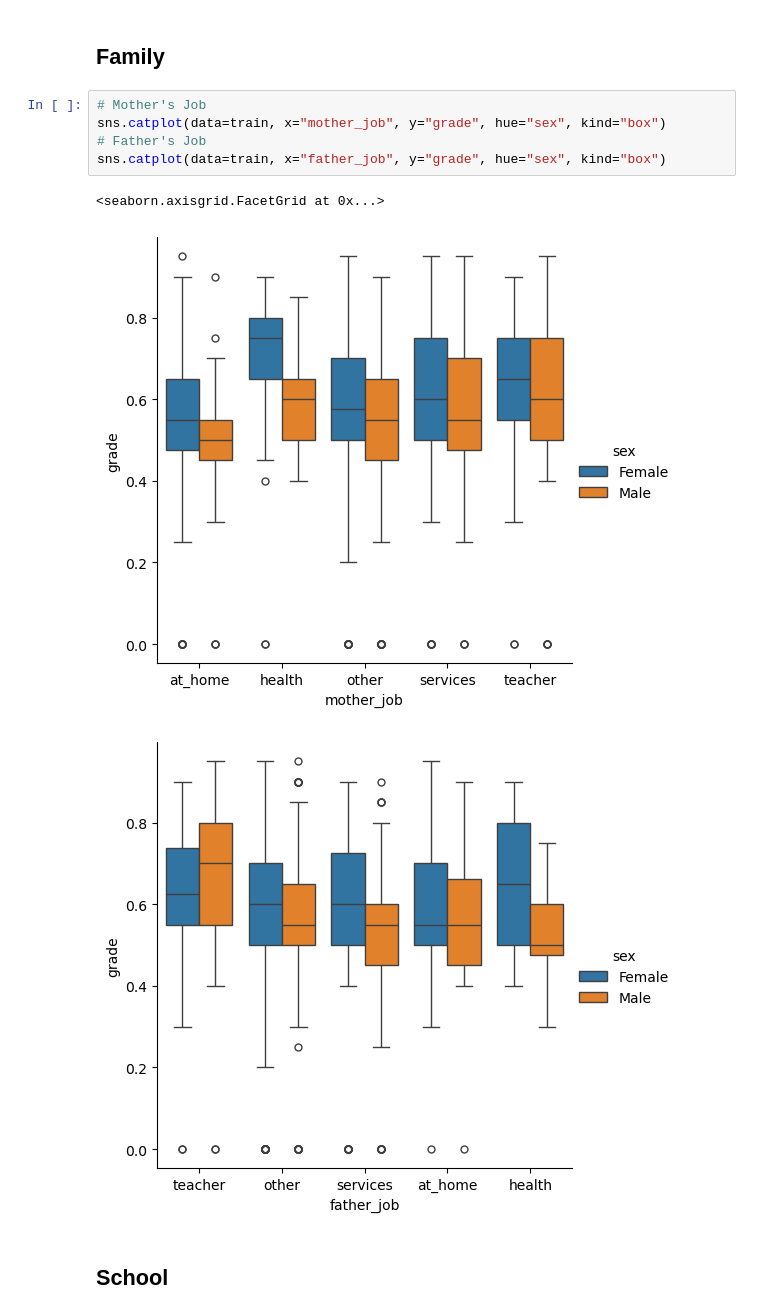
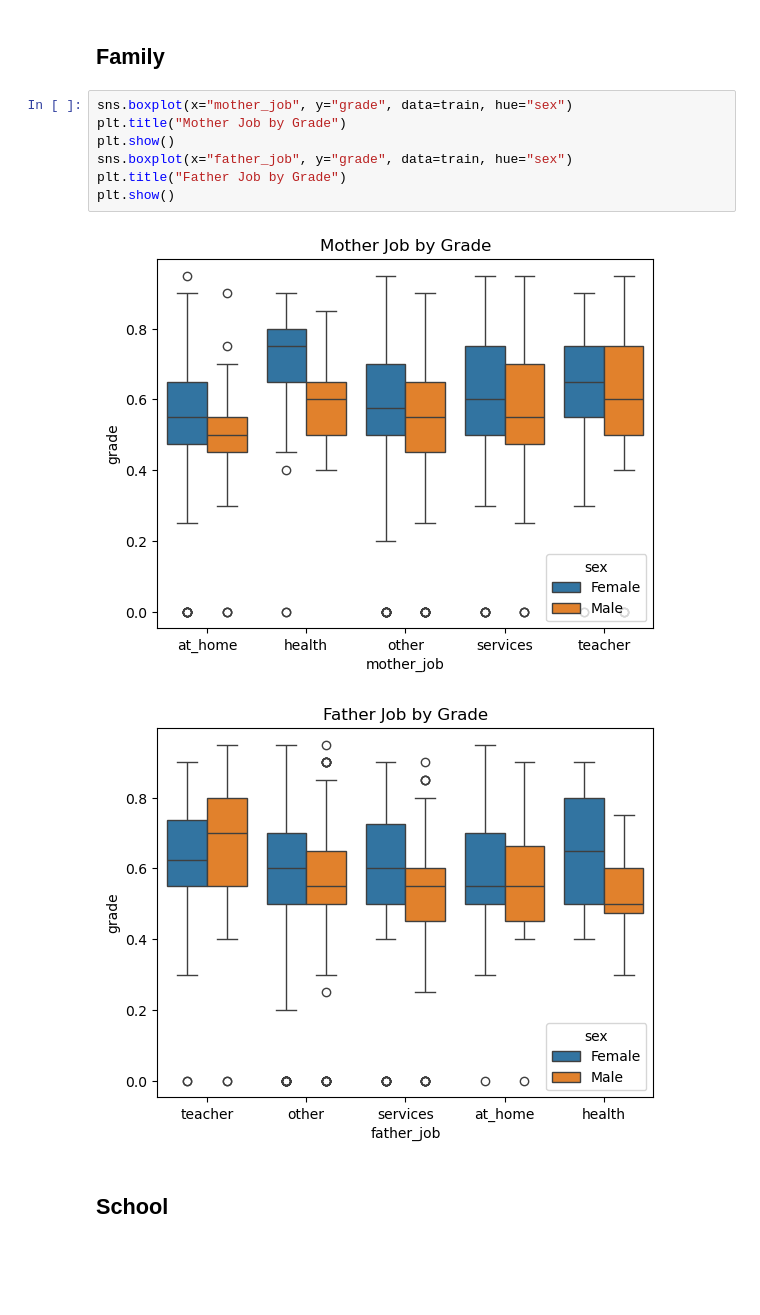
Before and after one commit to jsun969/squad-datathon-0, a Jupyter notebook: result.ipynb, the cells around one changed output. Drawn from its saved outputs; the diff is of its cells as text; blank space fills up the shorter version.

```diff
--- a/result.ipynb
+++ b/result.ipynb
@@ -7,15 +7,16 @@ import seaborn as sns
 train = pd.read_csv("./train.csv")
 # %% [markdown]
 ## Family
-# %%
-# Mother's Job
-sns.catplot(data=train, x="mother_job", y="grade", hue="sex", kind="box")
-# Father's Job
-sns.catplot(data=train, x="father_job", y="grade", hue="sex", kind="box")
-# %% [output]
-<seaborn.axisgrid.FacetGrid at 0x...>
-[figure, removed]
-[figure, removed]
+# %%
+sns.boxplot(x="mother_job", y="grade", data=train, hue="sex")
+plt.title("Mother Job by Grade")
+plt.show()
+sns.boxplot(x="father_job", y="grade", data=train, hue="sex")
+plt.title("Father Job by Grade")
+plt.show()
+# %% [output]
+[figure, added]
+[figure, added]
 # %% [markdown]
 ## School
 # %%
```
Also changed, not shown: parts of 1 cell of this notebook.
